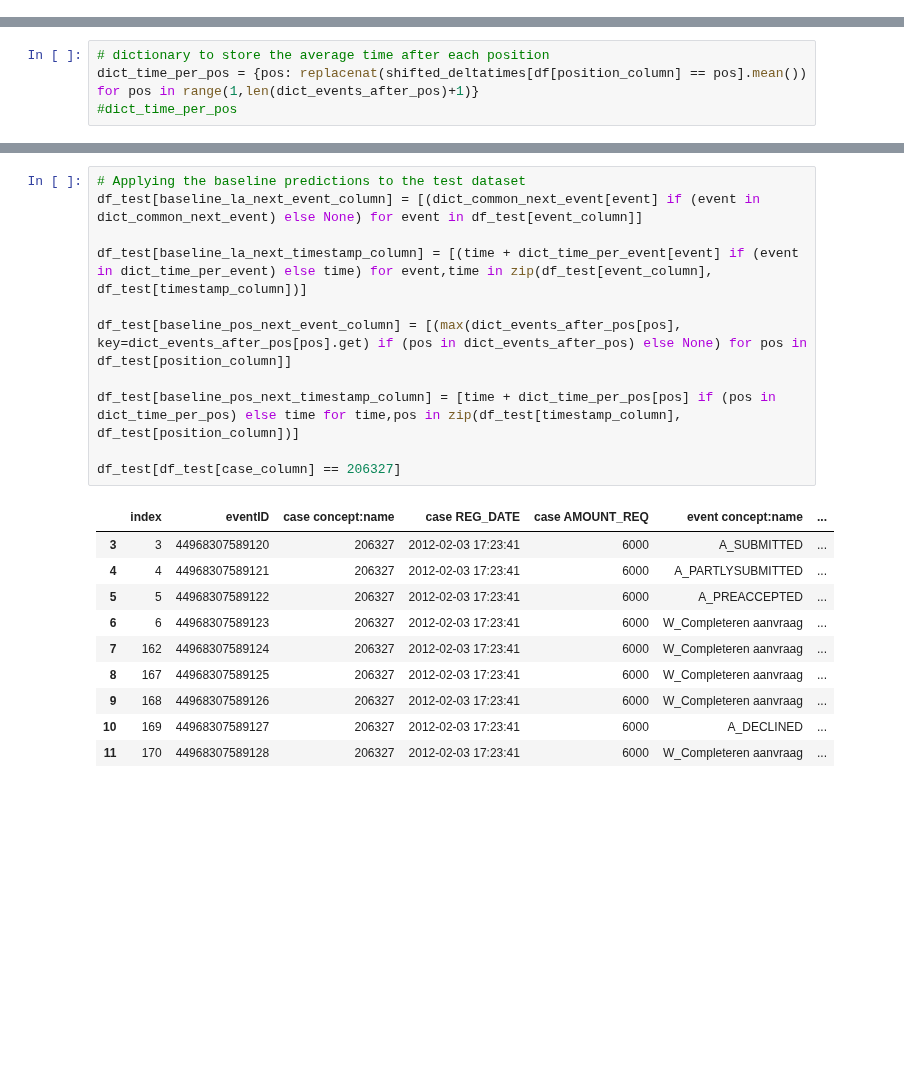
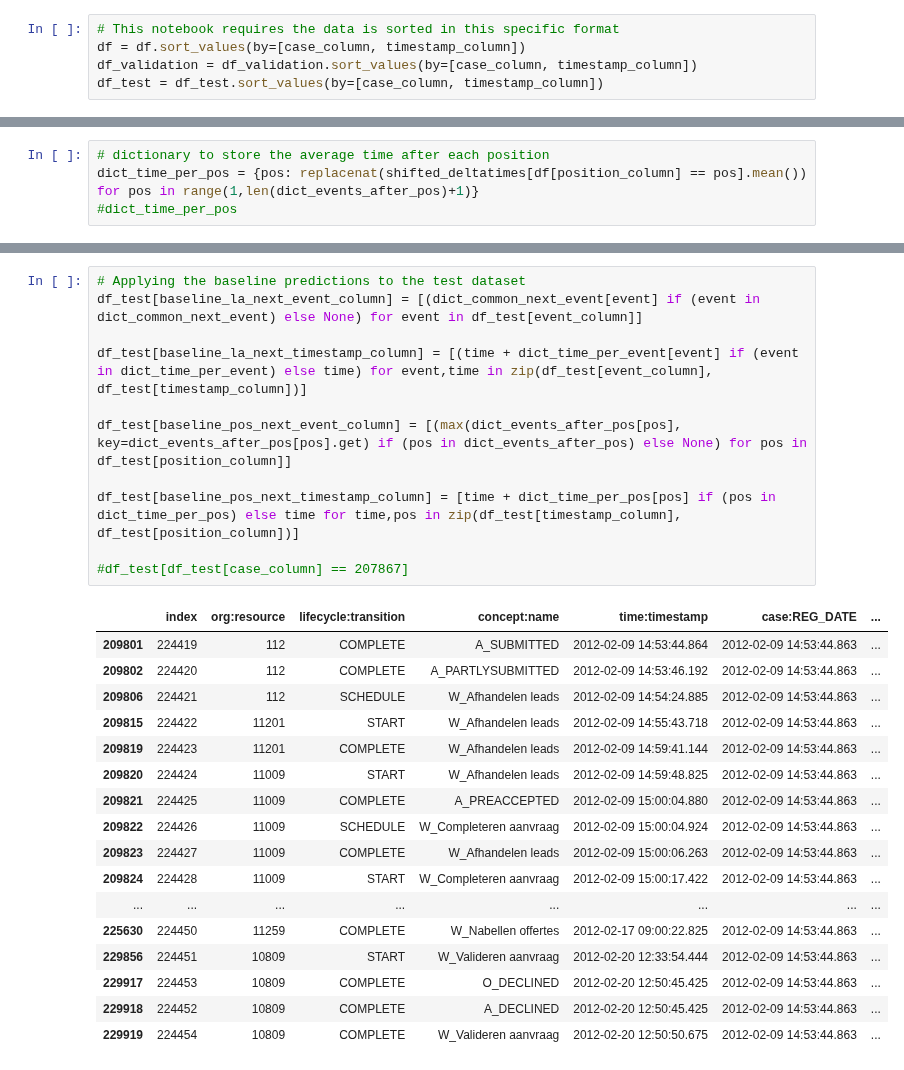
Before and after one commit to Elite-NL/Process_Mining, a Jupyter notebook: Baseline Prediction Tool.ipynb, the cells around one changed output, grey strips where cells are left out. Saved outputs shown, nothing was run; the diff lists cells and outputs as text; blank space fills up the shorter version.

```diff
--- a/Baseline Prediction Tool.ipynb
+++ b/Baseline Prediction Tool.ipynb
@@ -58,3 +89,8 @@ df.head(10)
+# %%
+# This notebook requires the data is sorted in this specific format
+df = df.sort_values(by=[case_column, timestamp_column])
+df_validation = df_validation.sort_values(by=[case_column, timestamp_column])
+df_test = df_test.sort_values(by=[case_column, timestamp_column])
 # %%
 # Code Explanation: We subtract the timestamps and then shift the results up so the difference from n to n+1 is on row n.
 # Only if both events are in the same trace should include the row in the mean() calculation.
@@ -138,22 +174,29 @@ df[df[case_column] == 185548]
 # %%
 # Applying the baseline predictions to the test dataset
 df_test[baseline_la_next_event_column] = [(dict_common_next_event[event] if (event in dict_common_next_event) else None) for event in df_test[event_column]]
 
 df_test[baseline_la_next_timestamp_column] = [(time + dict_time_per_event[event] if (event in dict_time_per_event) else time) for event,time in zip(df_test[event_column], df_test[timestamp_column])]
 
 df_test[baseline_pos_next_event_column] = [(max(dict_events_after_pos[pos], key=dict_events_after_pos[pos].get) if (pos in dict_events_after_pos) else None) for pos in df_test[position_column]]
 
 df_test[baseline_pos_next_timestamp_column] = [time + dict_time_per_pos[pos] if (pos in dict_time_per_pos) else time for time,pos in zip(df_test[timestamp_column], df_test[position_column])]
 
-df_test[df_test[case_column] == 206327]
+#df_test[df_test[case_column] == 207867]
 # %% [output]
-|  | index | eventID | case concept:name | case REG_DATE | case AMOUNT_REQ | event concept:name | ... |
-| 3 | 3 | 44968307589120 | 206327 | 2012-02-03 17:23:41 | 6000 | A_SUBMITTED | ... |
-| 4 | 4 | 44968307589121 | 206327 | 2012-02-03 17:23:41 | 6000 | A_PARTLYSUBMITTED | ... |
-| 5 | 5 | 44968307589122 | 206327 | 2012-02-03 17:23:41 | 6000 | A_PREACCEPTED | ... |
-| 6 | 6 | 44968307589123 | 206327 | 2012-02-03 17:23:41 | 6000 | W_Completeren aanvraag | ... |
-| 7 | 162 | 44968307589124 | 206327 | 2012-02-03 17:23:41 | 6000 | W_Completeren aanvraag | ... |
-| 8 | 167 | 44968307589125 | 206327 | 2012-02-03 17:23:41 | 6000 | W_Completeren aanvraag | ... |
-| 9 | 168 | 44968307589126 | 206327 | 2012-02-03 17:23:41 | 6000 | W_Completeren aanvraag | ... |
-| 10 | 169 | 44968307589127 | 206327 | 2012-02-03 17:23:41 | 6000 | A_DECLINED | ... |
-| 11 | 170 | 44968307589128 | 206327 | 2012-02-03 17:23:41 | 6000 | W_Completeren aanvraag | ... |
+|  | index | org:resource | lifecycle:transition | concept:name | time:timestamp | case:REG_DATE | ... |
+| 209801 | 224419 | 112 | COMPLETE | A_SUBMITTED | 2012-02-09 14:53:44.864 | 2012-02-09 14:53:44.863 | ... |
+| 209802 | 224420 | 112 | COMPLETE | A_PARTLYSUBMITTED | 2012-02-09 14:53:46.192 | 2012-02-09 14:53:44.863 | ... |
+| 209806 | 224421 | 112 | SCHEDULE | W_Afhandelen leads | 2012-02-09 14:54:24.885 | 2012-02-09 14:53:44.863 | ... |
+| 209815 | 224422 | 11201 | START | W_Afhandelen leads | 2012-02-09 14:55:43.718 | 2012-02-09 14:53:44.863 | ... |
+| 209819 | 224423 | 11201 | COMPLETE | W_Afhandelen leads | 2012-02-09 14:59:41.144 | 2012-02-09 14:53:44.863 | ... |
+| 209820 | 224424 | 11009 | START | W_Afhandelen leads | 2012-02-09 14:59:48.825 | 2012-02-09 14:53:44.863 | ... |
+| 209821 | 224425 | 11009 | COMPLETE | A_PREACCEPTED | 2012-02-09 15:00:04.880 | 2012-02-09 14:53:44.863 | ... |
+| 209822 | 224426 | 11009 | SCHEDULE | W_Completeren aanvraag | 2012-02-09 15:00:04.924 | 2012-02-09 14:53:44.863 | ... |
+| 209823 | 224427 | 11009 | COMPLETE | W_Afhandelen leads | 2012-02-09 15:00:06.263 | 2012-02-09 14:53:44.863 | ... |
+| 209824 | 224428 | 11009 | START | W_Completeren aanvraag | 2012-02-09 15:00:17.422 | 2012-02-09 14:53:44.863 | ... |
+| ... | ... | ... | ... | ... | ... | ... | ... |
+| 225630 | 224450 | 11259 | COMPLETE | W_Nabellen offertes | 2012-02-17 09:00:22.825 | 2012-02-09 14:53:44.863 | ... |
+| 229856 | 224451 | 10809 | START | W_Valideren aanvraag | 2012-02-20 12:33:54.444 | 2012-02-09 14:53:44.863 | ... |
+| 229917 | 224453 | 10809 | COMPLETE | O_DECLINED | 2012-02-20 12:50:45.425 | 2012-02-09 14:53:44.863 | ... |
+| 229918 | 224452 | 10809 | COMPLETE | A_DECLINED | 2012-02-20 12:50:45.425 | 2012-02-09 14:53:44.863 | ... |
+| 229919 | 224454 | 10809 | COMPLETE | W_Valideren aanvraag | 2012-02-20 12:50:50.675 | 2012-02-09 14:53:44.863 | ... |
```
Also changed, not shown: parts of 6 cells of this notebook, 10 other files.
